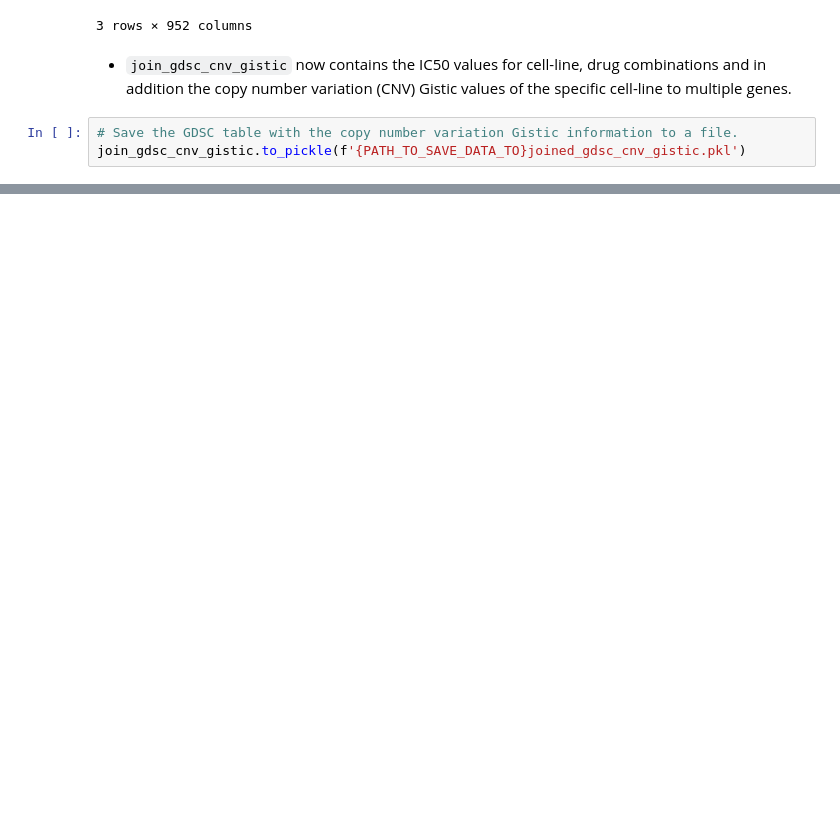
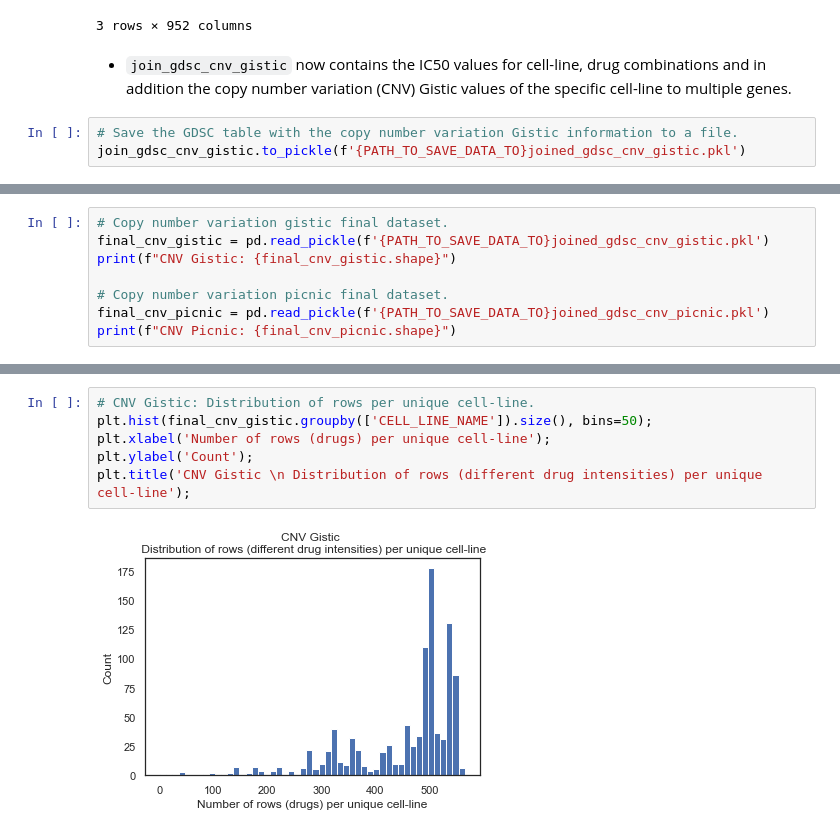
Before and after one commit to PeeteKeesel/gnn-for-drug-response-prediction, a Jupyter notebook: 03_GDSC_map_CNV.ipynb, the cells around one changed output, grey strips where cells are left out. Drawn from its saved outputs; the diff is of its cells as text; blank space fills up the shorter version.

```diff
--- a/03_GDSC_map_CNV.ipynb
+++ b/03_GDSC_map_CNV.ipynb
@@ -504,0 +509,8 @@ join_gdsc_cnv_gistic.to_pickle(f'{PATH_TO_SAVE_DATA_TO}joined_gdsc_cnv_gistic.pk
+# %%
+# Copy number variation gistic final dataset.
+final_cnv_gistic = pd.read_pickle(f'{PATH_TO_SAVE_DATA_TO}joined_gdsc_cnv_gistic.pkl')
+print(f"CNV Gistic: {final_cnv_gistic.shape}")
+
+# Copy number variation picnic final dataset.
+final_cnv_picnic = pd.read_pickle(f'{PATH_TO_SAVE_DATA_TO}joined_gdsc_cnv_picnic.pkl')
+print(f"CNV Picnic: {final_cnv_picnic.shape}")
@@ -504,0 +555,8 @@ join_gdsc_cnv_gistic.to_pickle(f'{PATH_TO_SAVE_DATA_TO}joined_gdsc_cnv_gistic.pk
+# %%
+# CNV Gistic: Distribution of rows per unique cell-line.
+plt.hist(final_cnv_gistic.groupby(['CELL_LINE_NAME']).size(), bins=50);
+plt.xlabel('Number of rows (drugs) per unique cell-line');
+plt.ylabel('Count');
+plt.title('CNV Gistic \n Distribution of rows (different drug intensities) per unique cell-line');
+# %% [output]
+[figure, added]
```
Also changed, not shown: parts of 13 cells of this notebook, 3 other files.
